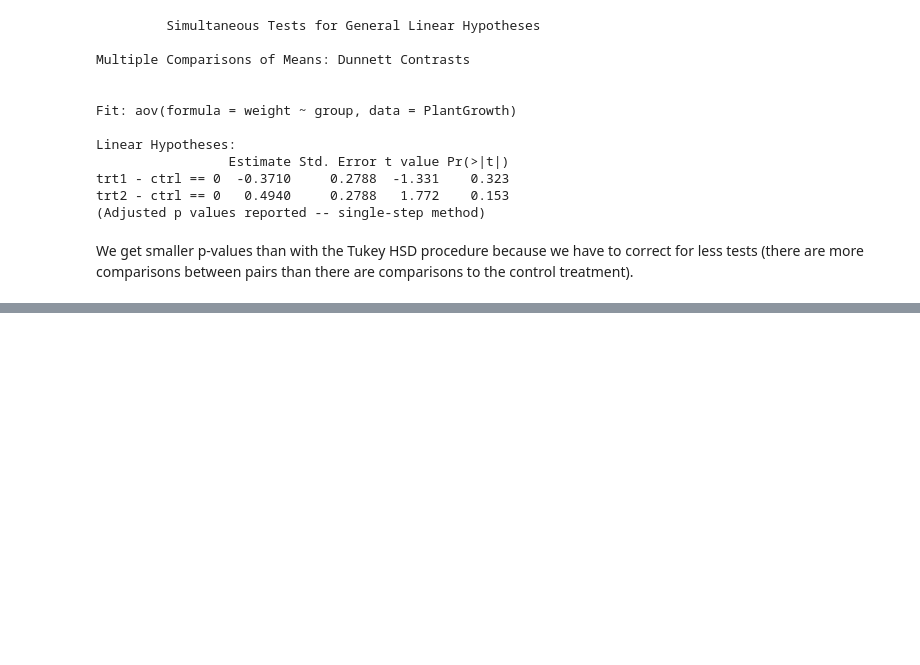
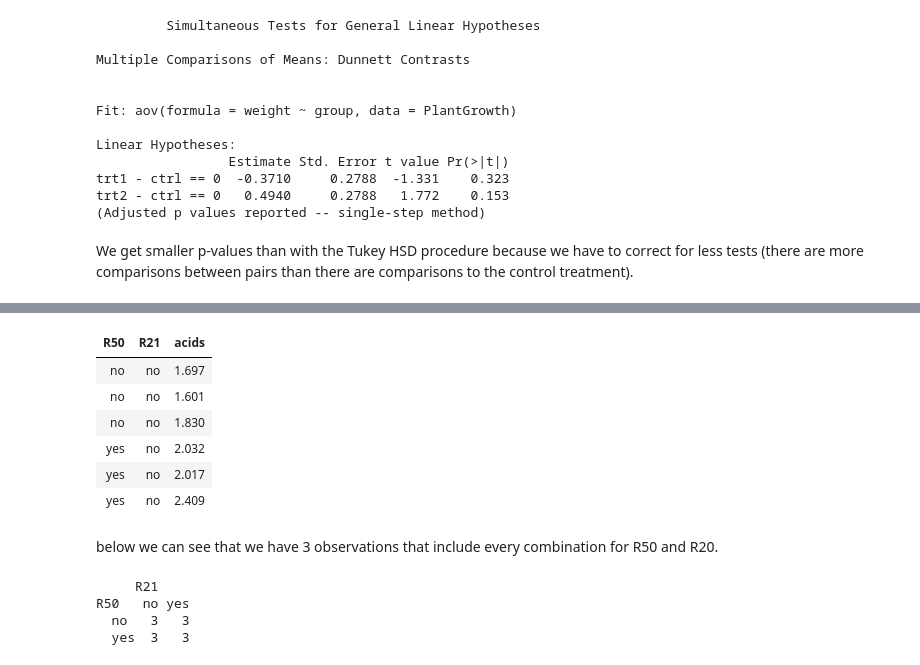
Before and after one commit to naivelogic/exploring_r, a Jupyter notebook: basics/ANOVA in R.ipynb, the cells around one changed output, grey strips where cells are left out. Cells and saved outputs as stored; diff of their text form; code cells hidden in the pictures; blank space fills up the shorter version.

```diff
--- a/basics/ANOVA in R.ipynb
+++ b/basics/ANOVA in R.ipynb
@@ -560,0 +568,26 @@ We get smaller p-values than with the Tukey HSD procedure because we have to cor
+# %%
+acids <- c(1.697, 1.601, 1.830,
+           2.032, 2.017, 2.409,
+           2.211, 1.673, 1.973,
+           2.091, 2.255, 2.987)
+R50 <- rep(c("no", "yes", "no", "yes"), each = 3)
+R21 <- rep(c("no", "no", "yes", "yes"), each = 3)
+cheddar <- data.frame(R50, R21, acids)
+head(cheddar)
+# %% [output]
+| R50 | R21 | acids |
+| no | no | 1.697 |
+| no | no | 1.601 |
+| no | no | 1.830 |
+| yes | no | 2.032 |
+| yes | no | 2.017 |
+| yes | no | 2.409 |
+# %% [markdown]
+below we can see that we have 3 observations that include every combination for R50 and R20.
+# %%
+xtabs(~ R50 + R21, data = cheddar)
+# %% [output]
+     R21
+R50   no yes
+  no   3   3
+  yes  3   3
```
Also changed, not shown: parts of 14 cells of this notebook.
